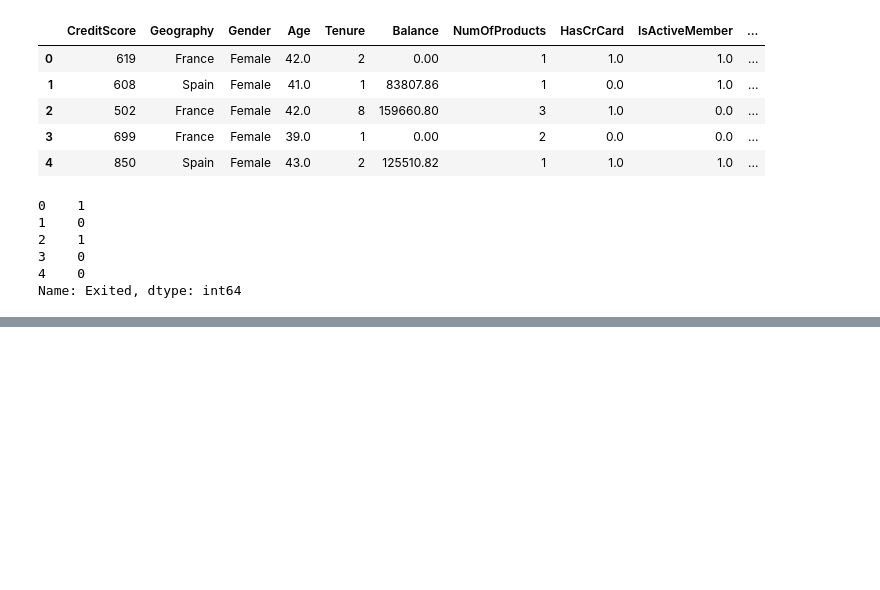
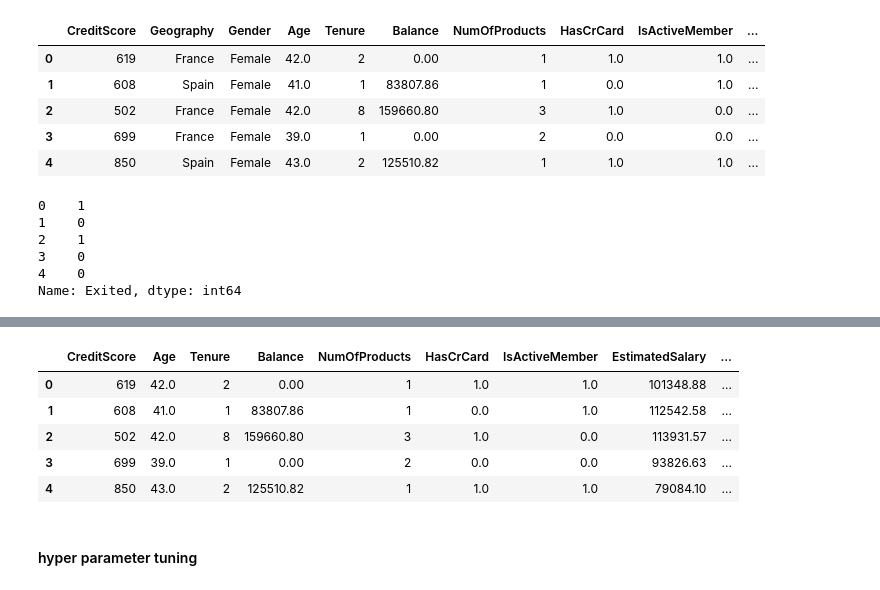
Before and after one commit to atharvadhumal03/Bank-Customer-Churn-Predictor-ML, a Jupyter notebook: JupyterNotebook.ipynb, the cells around one changed output, grey strips where cells are left out. Saved outputs shown, nothing was run; the diff lists cells and outputs as text; code cells hidden in the pictures; blank space fills up the shorter version.

```diff
--- a/JupyterNotebook.ipynb
+++ b/JupyterNotebook.ipynb
@@ -578,0 +599,5 @@ Name: Exited, dtype: int64
+# %%
+encoder = OneHotEncoder(sparse_output=False, drop='first').set_output(transform='pandas')
+transformed = encoder.fit_transform(X.loc[:,['Geography', 'Gender']])
+
+transformed.head()
@@ -578,0 +611,12 @@ Name: Exited, dtype: int64
+# %%
+X = pd.concat([X, transformed], axis=1).drop(columns=['Geography', 'Gender'])
+X.head()
+# %% [output]
+|  | CreditScore | Age | Tenure | Balance | NumOfProducts | HasCrCard | IsActiveMember | EstimatedSalary | ... |
+| 0 | 619 | 42.0 | 2 | 0.00 | 1 | 1.0 | 1.0 | 101348.88 | ... |
+| 1 | 608 | 41.0 | 1 | 83807.86 | 1 | 0.0 | 1.0 | 112542.58 | ... |
+| 2 | 502 | 42.0 | 8 | 159660.80 | 3 | 1.0 | 0.0 | 113931.57 | ... |
+| 3 | 699 | 39.0 | 1 | 0.00 | 2 | 0.0 | 0.0 | 93826.63 | ... |
+| 4 | 850 | 43.0 | 2 | 125510.82 | 1 | 1.0 | 1.0 | 79084.10 | ... |
+# %% [markdown]
+#### hyper parameter tuning
```
Also changed, not shown: parts of 9 cells of this notebook.
